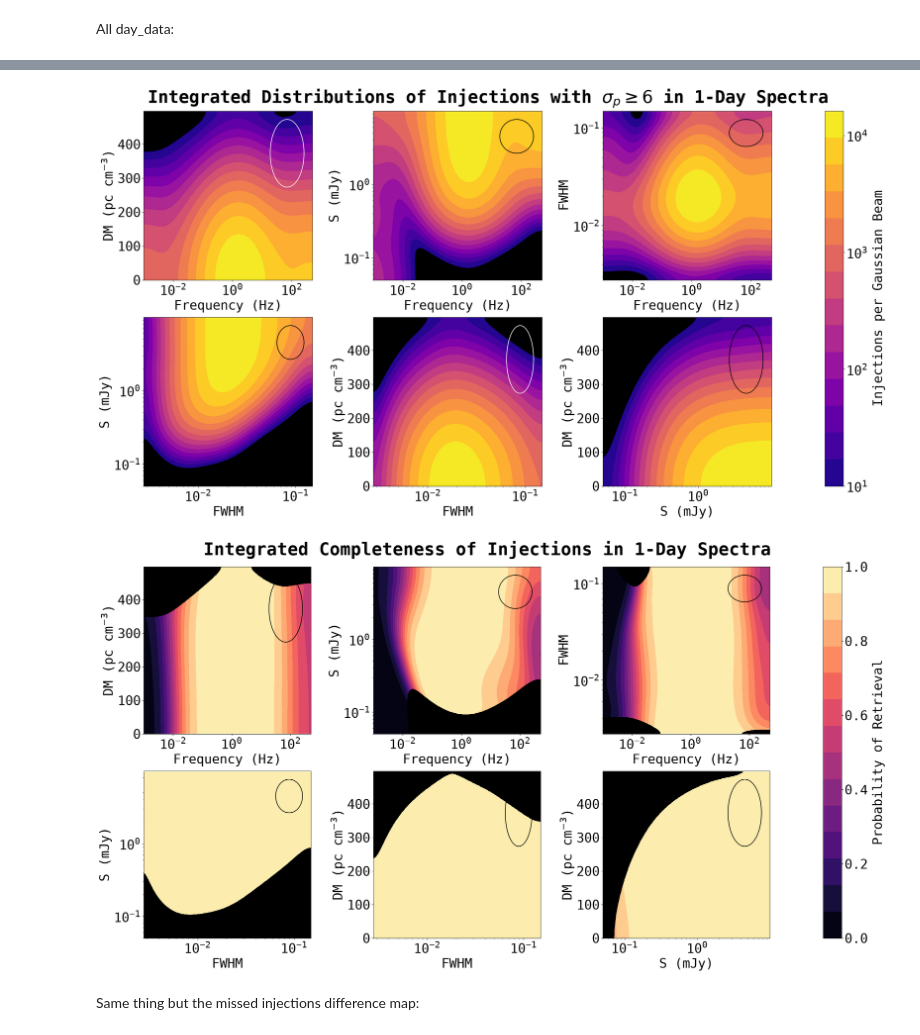
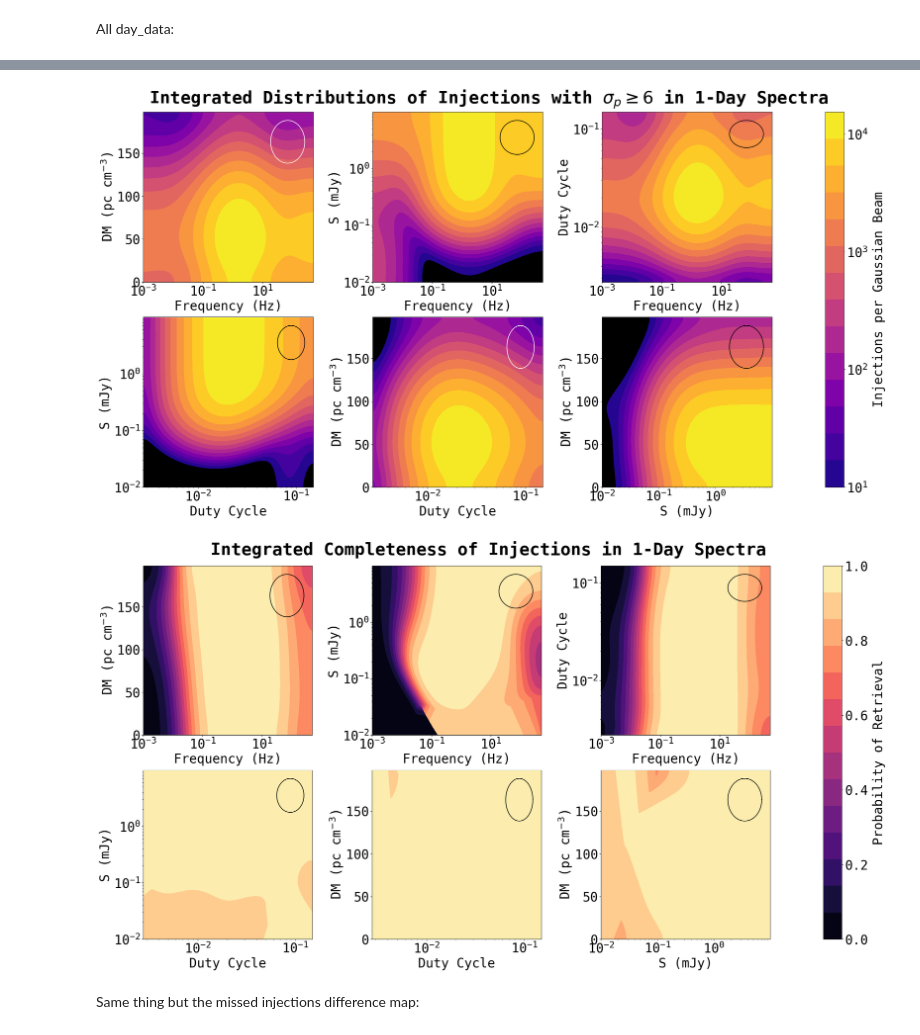
Before and after one commit to chime-sps/Transmissivity, a Jupyter notebook: results/injection_analysis_2d.ipynb, the cells around one changed output, grey strips where cells are left out. Cells and saved outputs as stored; diff of their text form; code cells hidden in the pictures.

Commit message:
final plots for paper

```diff
--- a/results/injection_analysis_2d.ipynb
+++ b/results/injection_analysis_2d.ipynb
@@ -20,5 +20,6 @@ importlib.reload(au)
 # %%
-data = np.load('heterogeneous_injections.npy')
+data = np.load('heterogeneous_injections_20261027.npz')
+data = data['my_array']
 
 RA_idx = 0
 Dec_idx = 1
@@ -75,12 +76,12 @@ glob_mask_all = all_fglob_mask & all_DMglob_mask & all_Sglob_mask
 RA_bins = np.arange(min(data[:, RA_idx]), max(data[:, RA_idx]), 0.5)
 Dec_bins = np.arange(min(data[:, Dec_idx]), max(data[:, Dec_idx]), 0.5)
 f_bins = np.logspace(np.log10(min(data[:, f_idx])), np.log10(max(data[:, f_idx])), 1000)
-DM_bins = np.arange(min(data[:, DM_idx]), 500)
-S_bins = np.logspace(np.log10(0.05), np.log10(max(data[:, S_idx])), 1000)
+DM_bins = np.arange(min(data[:, DM_idx]), 200)
+S_bins = np.logspace(-2, np.log10(max(data[:, S_idx])), 1000)
 fwhm_bins = np.logspace(np.log10(min(data[:, FWHM_idx])), np.log10(0.15), 1000)
 # %%
 f_dev = 100
-DM_dev = 100
+DM_dev = 25
 S_dev = 100
 FWHM_dev = 80
 # %%
@@ -218,35 +219,35 @@ importlib.reload(au)
 # %%
 completenesses_1 = [dm_f_ret_p_smooth_1, s_f_ret_p_smooth_1, fwhm_f_ret_p_smooth_1,
              s_fwhm_ret_p_smooth_1, dm_fwhm_ret_p_smooth_1, dm_s_ret_p_smooth_1]
 
 injections_1 = [dm_f_inj_smooth_1,
                 s_f_inj_smooth_1,
                 fwhm_f_inj_smooth_1,
                 s_fwhm_inj_smooth_1,
                 dm_fwhm_inj_smooth_1,
                 dm_s_inj_smooth_1
                 ]
 
 au.make_contour_map(injections_1,
                      bins1, bins2,
                      dev1, dev2,
                      r'Integrated Distributions of Injections with $\sigma_p \geq 6$ in 1-Day Spectra',
                     cmap = 'plasma',
                      colorbar_name = 'Injections per Gaussian Beam',
                      cmap_log = True,
                      ellipse_colors = ['w', 'k', 'k', 'k', 'w', 'k'],
                      log_ticks = [1e1, 1e2, 1e3, 1e4]
                      )
 
-au.make_contour_map(mask_thin(completenesses_1, injections_1, 20),
+au.make_contour_map(completenesses_1,
                      bins1, bins2,
                      dev1, dev2,
                      'Integrated Completeness of Injections in 1-Day Spectra',
                      ellipse_colors = ['k', 'k', 'k', 'k', 'k', 'k']
                      )
 # %% [output]
-[figure, old version]
+[figure, new version]
-[figure, old version]
+[figure, new version]
 # %% [markdown]
 Same thing but the missed injections difference map:
 # %%
```
Also changed, not shown: parts of 15 cells of this notebook.
